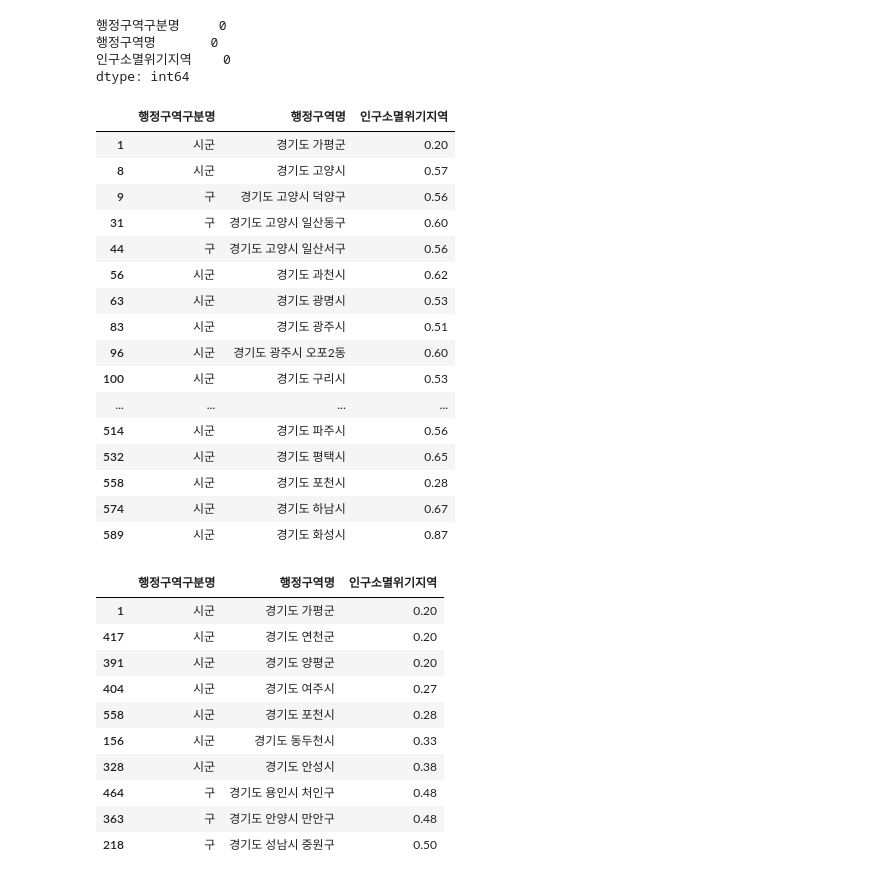
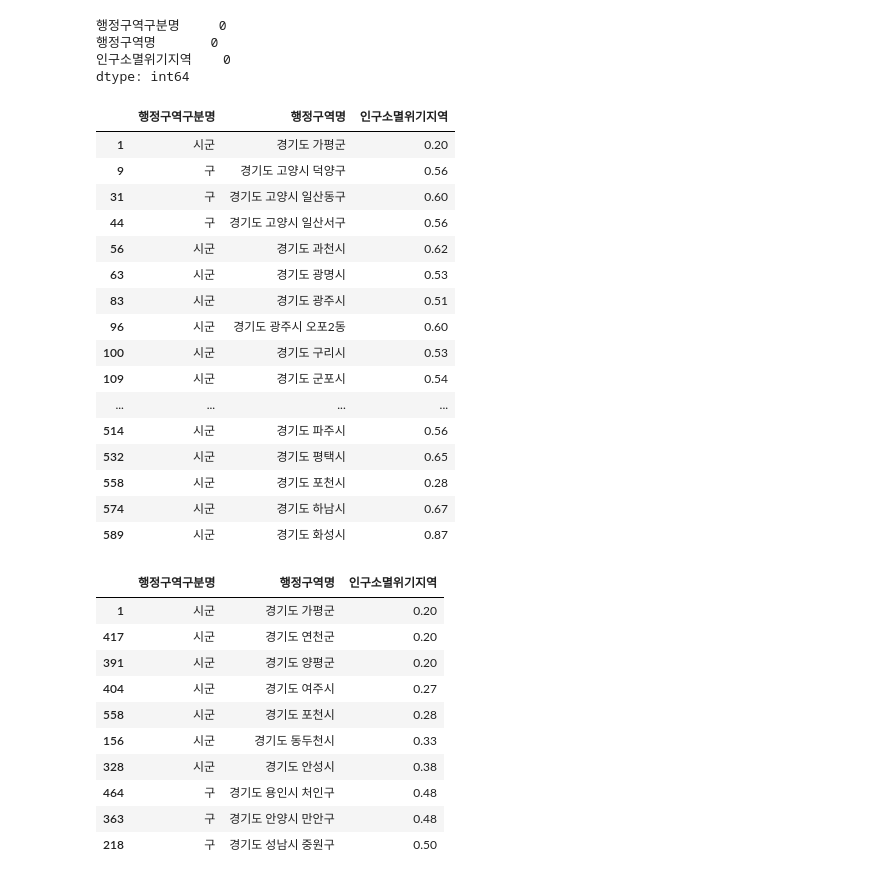
Before and after one commit to wowgang/DataAnalysis_Lecture-2023.04, a Jupyter notebook: 02.Pandas/98.인구소멸.ipynb, the cells around one changed output. Saved outputs shown, nothing was run; the diff lists cells and outputs as text; code cells hidden in the pictures.

```diff
--- a/02.Pandas/98.인구소멸.ipynb
+++ b/02.Pandas/98.인구소멸.ipynb
@@ -143,26 +160,26 @@ pe1.isna().sum()
 행정구역명       0
 인구소멸위기지역    0
 dtype: int64
-# %%
-pe1
-# %% [output]
-|  | 행정구역구분명 | 행정구역명 | 인구소멸위기지역 |
-| 1 | 시군 | 경기도 가평군 | 0.20 |
-| 8 | 시군 | 경기도 고양시 | 0.57 |
-| 9 | 구 | 경기도 고양시 덕양구 | 0.56 |
-| 31 | 구 | 경기도 고양시 일산동구 | 0.60 |
-| 44 | 구 | 경기도 고양시 일산서구 | 0.56 |
-| 56 | 시군 | 경기도 과천시 | 0.62 |
-| 63 | 시군 | 경기도 광명시 | 0.53 |
-| 83 | 시군 | 경기도 광주시 | 0.51 |
-| 96 | 시군 | 경기도 광주시 오포2동 | 0.60 |
-| 100 | 시군 | 경기도 구리시 | 0.53 |
-| ... | ... | ... | ... |
-| 514 | 시군 | 경기도 파주시 | 0.56 |
-| 532 | 시군 | 경기도 평택시 | 0.65 |
-| 558 | 시군 | 경기도 포천시 | 0.28 |
-| 574 | 시군 | 경기도 하남시 | 0.67 |
-| 589 | 시군 | 경기도 화성시 | 0.87 |
+# %%
+pe
+# %% [output]
+|  | 행정구역구분명 | 행정구역명 | 인구소멸위기지역 |
+| 1 | 시군 | 경기도 가평군 | 0.20 |
+| 9 | 구 | 경기도 고양시 덕양구 | 0.56 |
+| 31 | 구 | 경기도 고양시 일산동구 | 0.60 |
+| 44 | 구 | 경기도 고양시 일산서구 | 0.56 |
+| 56 | 시군 | 경기도 과천시 | 0.62 |
+| 63 | 시군 | 경기도 광명시 | 0.53 |
+| 83 | 시군 | 경기도 광주시 | 0.51 |
+| 96 | 시군 | 경기도 광주시 오포2동 | 0.60 |
+| 100 | 시군 | 경기도 구리시 | 0.53 |
+| 109 | 시군 | 경기도 군포시 | 0.54 |
+| ... | ... | ... | ... |
+| 514 | 시군 | 경기도 파주시 | 0.56 |
+| 532 | 시군 | 경기도 평택시 | 0.65 |
+| 558 | 시군 | 경기도 포천시 | 0.28 |
+| 574 | 시군 | 경기도 하남시 | 0.67 |
+| 589 | 시군 | 경기도 화성시 | 0.87 |
 # %%
 # 0.5이하 인구소멸위기지역
 # 인구소멸top10
```
Also changed, not shown: parts of 18 cells of this notebook.
